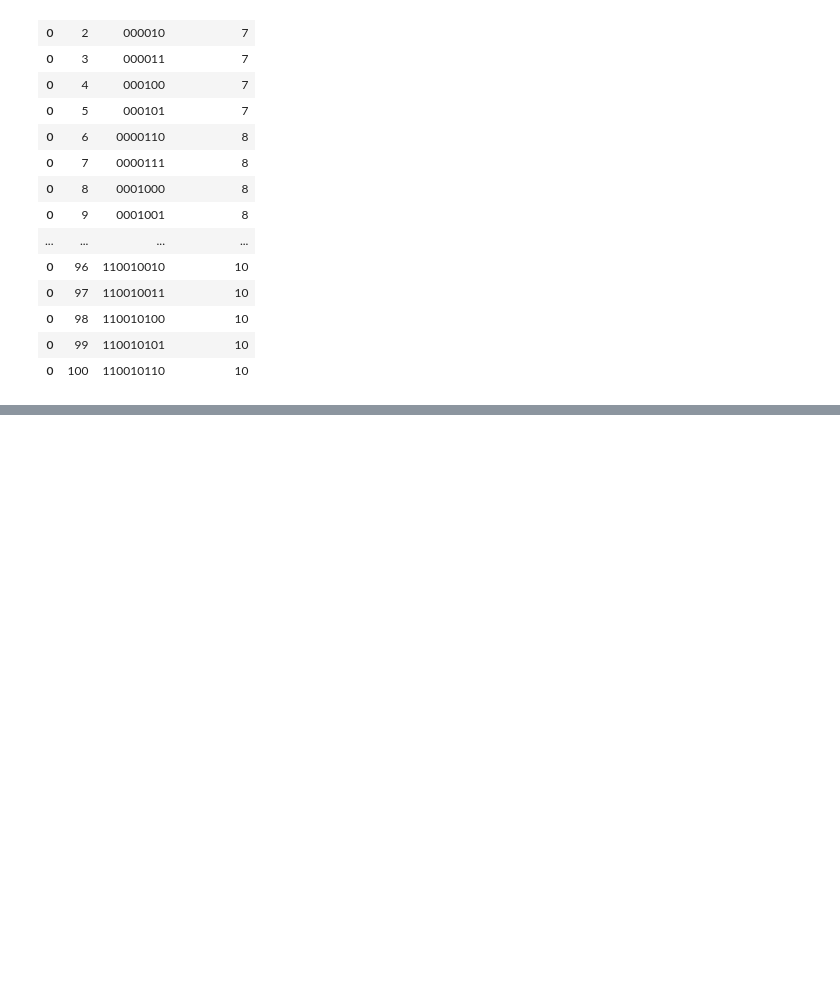
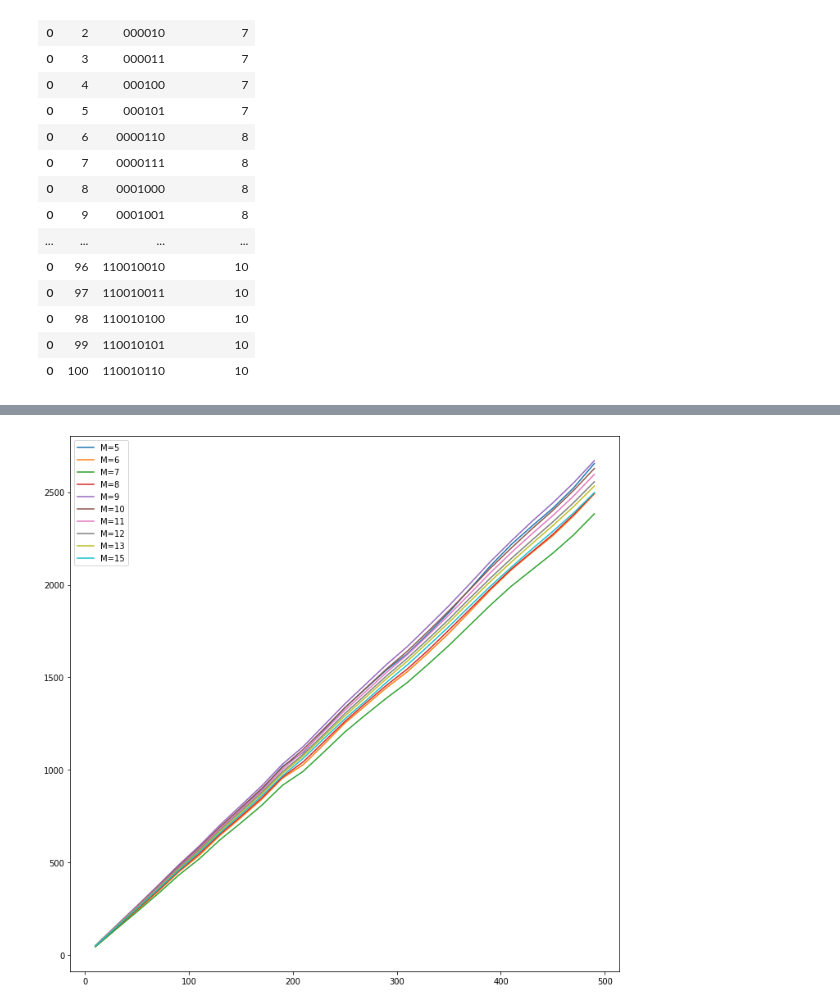
Before and after one commit to parth2480/data_compression, a Jupyter notebook: more_trials.ipynb, the cells around one changed output, grey strips where cells are left out. Saved outputs shown, nothing was run; the diff lists cells and outputs as text; code cells hidden in the pictures; blank space fills up the shorter version.

```diff
--- a/more_trials.ipynb
+++ b/more_trials.ipynb
@@ -1654,0 +1829,83 @@ plt.legend()
+# %%
+sample_size = list(range(10, 501, 20))
+mean_z3 = []
+mean_z4 = []
+mean_z5 = []
+mean_z6 = []
+mean_z7 = []
+mean_z8 = []
+mean_z9 = []
+mean_z10 = []
+mean_z11 = []
+mean_z12 = []
+mean_z13 = []
+mean_z15 = []
+
+mean_z17 = []
+mean_z19 = []
+mean_z21 = []
+mean_z23 = []
+mean_z25 = []
+mean_z27 = []
+mean_z29 = []
+mean_z31 = []
+mean_z33 = []
+mean_z35 = []
+mean_z37 = []
+mean_z39 = []
+
+for i in sample_size:
+    mean_z3.append(gol(i, z_values, m3_df, 200))
+    mean_z4.append(gol(i, z_values, m4_df, 200))
+    mean_z5.append(gol(i, z_values, m5_df, 200))
+    mean_z6.append(gol(i, z_values, m6_df, 200))
+    mean_z7.append(gol(i, z_values, m7_df, 200))
+    mean_z8.append(gol(i, z_values, m8_df, 200))
+    mean_z9.append(gol(i, z_values, m9_df, 200))
+    mean_z10.append(gol(i, z_values, m10_df, 200))
+    mean_z11.append(gol(i, z_values, m11_df, 200))
+    mean_z12.append(gol(i, z_values, m12_df, 200))
+    mean_z13.append(gol(i, z_values, m13_df, 200))
+    mean_z15.append(gol(i, z_values, m15_df, 200))
+
+    mean_z17.append(gol(i, z_values, m17_df, 200))
+    mean_z19.append(gol(i, z_values, m19_df, 200))
+    mean_z21.append(gol(i, z_values, m21_df, 200))
+    mean_z23.append(gol(i, z_values, m23_df, 200))
+    mean_z25.append(gol(i, z_values, m25_df, 200))
+    mean_z27.append(gol(i, z_values, m27_df, 200))
+    mean_z29.append(gol(i, z_values, m29_df, 200))
+    mean_z31.append(gol(i, z_values, m31_df, 200))
+    mean_z33.append(gol(i, z_values, m33_df, 200))
+    mean_z35.append(gol(i, z_values, m35_df, 200))
+    mean_z37.append(gol(i, z_values, m37_df, 200))
+    mean_z39.append(gol(i, z_values, m39_df, 200))
+
+plt.plot(sample_size, mean_z5, label='M=5')
+plt.plot(sample_size, mean_z6, label='M=6')
+plt.plot(sample_size, mean_z7, label='M=7')
+plt.plot(sample_size, mean_z8, label='M=8')
+plt.plot(sample_size, mean_z9, label='M=9')
+plt.plot(sample_size, mean_z10, label='M=10')
+plt.plot(sample_size, mean_z11, label='M=11')
+plt.plot(sample_size, mean_z12, label='M=12')
+plt.plot(sample_size, mean_z13, label='M=13')
+plt.plot(sample_size, mean_z15, label='M=15')
+plt.legend()
+plt.show()
+
+print('500 readings for z axis')
+print('m = 3:', max(mean_z3), 'bits   -->', max(mean_z3)/8, 'Bytes')
+print('m = 4:', max(mean_z4), 'bits   -->', max(mean_z4)/8, 'Bytes')
+print('m = 5:', max(mean_z5), 'bits   -->', max(mean_z5)/8, 'Bytes')
+print('m = 6:', max(mean_z6), 'bits   -->', max(mean_z6)/8, 'Bytes')
+print('m = 7:', max(mean_z7), 'bits   -->', max(mean_z7)/8, 'Bytes')
+print('m = 8:', max(mean_z8), 'bits   -->', max(mean_z8)/8, 'Bytes')
+print('m = 9:', max(mean_z9), 'bits   -->', max(mean_z9)/8, 'Bytes')
+print('m = 10:', max(mean_z10), 'bits  -->', max(mean_z10)/8, 'Bytes')
+print('m = 11:', max(mean_z11), 'bits  -->', max(mean_z11)/8, 'Bytes')
+print('m = 12:', max(mean_z12), 'bits  -->', max(mean_z12)/8, 'Bytes')
+print('m = 13:', max(mean_z13), 'bits  -->', max(mean_z13)/8, 'Bytes')
+print('m = 15:', max(mean_z15), 'bits  -->', max(mean_z15)/8, 'Bytes')
+# %% [output]
+[figure, added]
```
Also changed, not shown: parts of 18 cells of this notebook.
